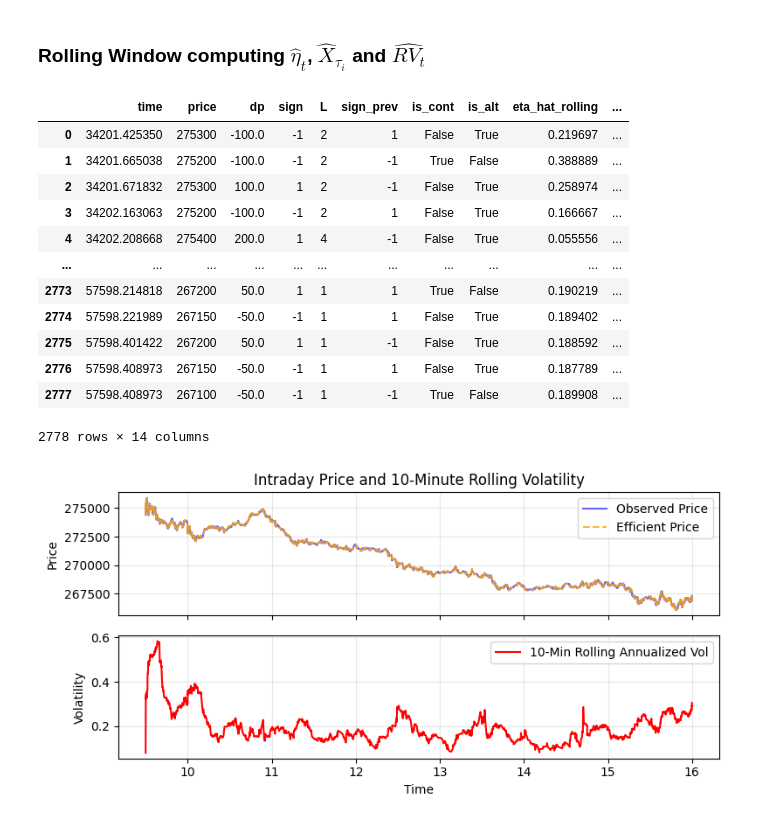
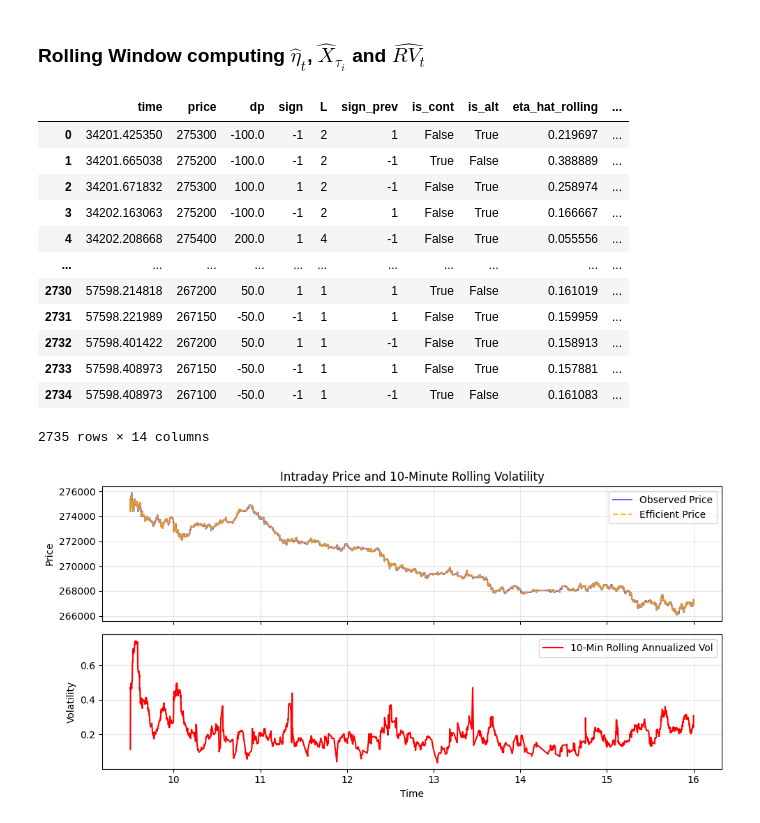
Before and after one commit to archer-paul/DeepQR-Microstructure, a Jupyter notebook: volatility.ipynb, the cells around one changed output. Drawn from its saved outputs; the diff is of its cells as text; code cells hidden in the pictures.

```diff
--- a/volatility.ipynb
+++ b/volatility.ipynb
@@ -243,13 +245,7 @@ def rolling_microstructure_volatility(
     df = df.dropna().reset_index(drop=True)
     return df
 # %%
-pc_rolling = rolling_microstructure_volatility(
-    pc,
-    window_seconds=600,      # 10 minutes
-    tick_size=50,            # or None if you want to infer it
-    min_price_changes=0
-)
-
+pc_rolling = rolling_microstructure_volatility(pc, window_seconds=5*60, tick_size=50, min_price_changes=0)
 pc_rolling
 # %% [output]
 |  | time | price | dp | sign | L | sign_prev | is_cont | is_alt | eta_hat_rolling | ... |
@@ -259,33 +255,33 @@ pc_rolling
 | 3 | 34202.163063 | 275200 | -100.0 | -1 | 2 | 1 | False | True | 0.166667 | ... |
 | 4 | 34202.208668 | 275400 | 200.0 | 1 | 4 | -1 | False | True | 0.055556 | ... |
 | ... | ... | ... | ... | ... | ... | ... | ... | ... | ... | ... |
-| 2773 | 57598.214818 | 267200 | 50.0 | 1 | 1 | 1 | True | False | 0.190219 | ... |
-| 2774 | 57598.221989 | 267150 | -50.0 | -1 | 1 | 1 | False | True | 0.189402 | ... |
-| 2775 | 57598.401422 | 267200 | 50.0 | 1 | 1 | -1 | False | True | 0.188592 | ... |
-| 2776 | 57598.408973 | 267150 | -50.0 | -1 | 1 | 1 | False | True | 0.187789 | ... |
-| 2777 | 57598.408973 | 267100 | -50.0 | -1 | 1 | -1 | True | False | 0.189908 | ... |
+| 2730 | 57598.214818 | 267200 | 50.0 | 1 | 1 | 1 | True | False | 0.161019 | ... |
+| 2731 | 57598.221989 | 267150 | -50.0 | -1 | 1 | 1 | False | True | 0.159959 | ... |
+| 2732 | 57598.401422 | 267200 | 50.0 | 1 | 1 | -1 | False | True | 0.158913 | ... |
+| 2733 | 57598.408973 | 267150 | -50.0 | -1 | 1 | 1 | False | True | 0.157881 | ... |
+| 2734 | 57598.408973 | 267100 | -50.0 | -1 | 1 | -1 | True | False | 0.161083 | ... |
-2778 rows × 14 columns
+2735 rows × 14 columns
 # %%
 # Create a figure with two subplots that share the x-axis
-fig, (ax1, ax2) = plt.subplots(2, 1, figsize=(8, 4), sharex=True)
+fig, (ax1, ax2) = plt.subplots(2, 1, figsize=(10, 5), sharex=True)
 
 # Top panel: Observed Price vs Efficient Price
-ax1.plot(pc_rolling['time']/3600, pc_rolling['price'], label='Observed Price', color='blue', alpha=0.6)
-ax1.plot(pc_rolling['time']/3600, pc_rolling['X_hat_rolling'], label='Efficient Price', color='orange', alpha=0.8, linestyle='--')
+ax1.step(pc_rolling['time']/3600, pc_rolling['price'], label='Observed Price', color='blue', alpha=0.6)
+ax1.step(pc_rolling['time']/3600, pc_rolling['X_hat_rolling'], label='Efficient Price', color='orange', alpha=0.8, linestyle='--')
 ax1.set_ylabel('Price')
 ax1.set_title('Intraday Price and 10-Minute Rolling Volatility')
 ax1.legend(loc='best')
 ax1.grid(True, alpha=0.3)
 
 # Bottom panel: Rolling Annualized Volatility
 ax2.plot(pc_rolling['time']/3600, pc_rolling['annualized_vol'], label='10-Min Rolling Annualized Vol', color='red')
 ax2.set_xlabel('Time')
 ax2.set_ylabel('Volatility')
 ax2.legend(loc='best')
 ax2.grid(True, alpha=0.3)
 
 # Adjust layout to prevent overlap and display
 plt.tight_layout()
 plt.show()
 # %% [output]
-[figure, old version]
+[figure, new version]
```
Also changed, not shown: parts of 2 cells of this notebook, 3 other files.
